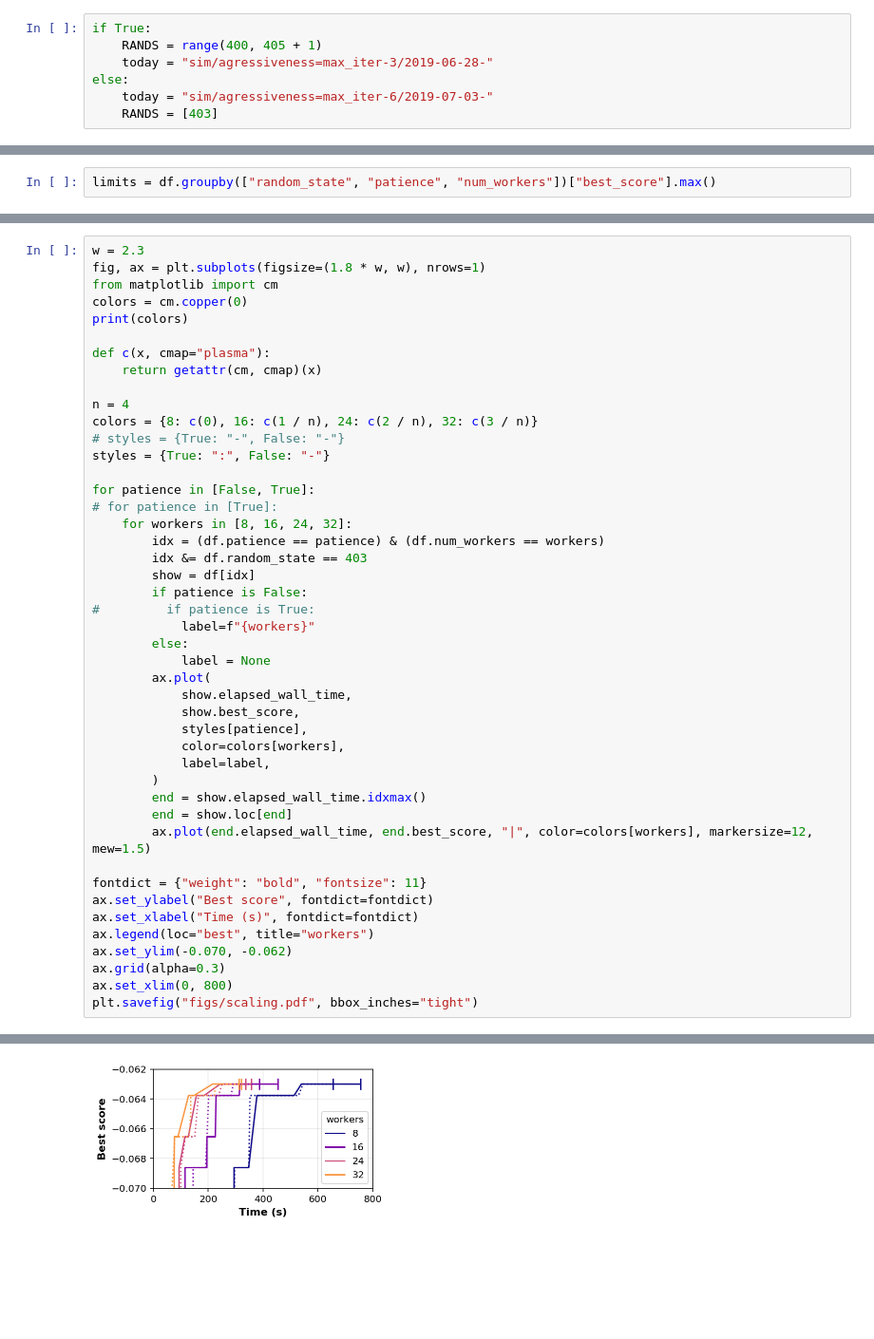
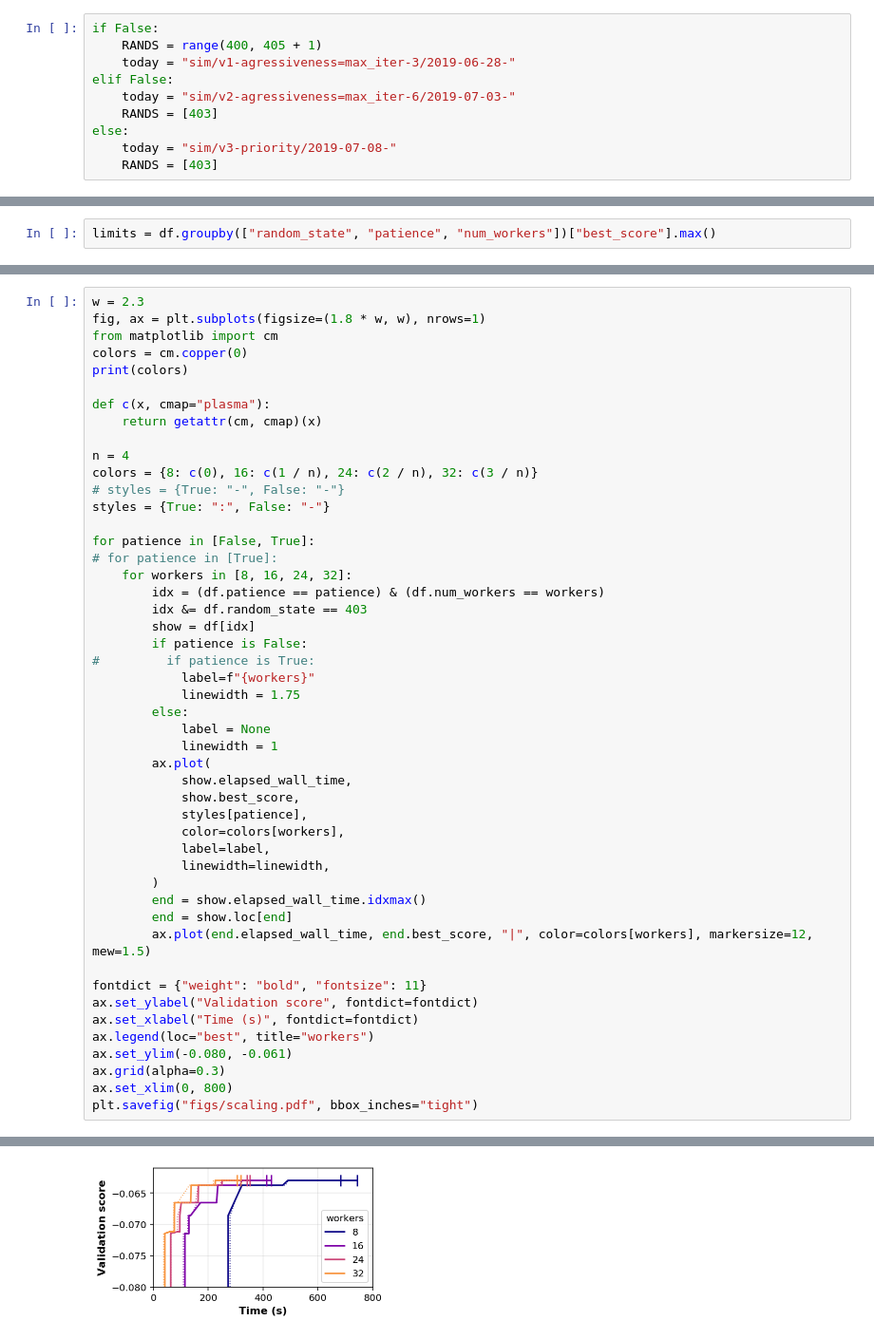
Before and after one commit to stsievert/dask-hyperband-comparison, a Jupyter notebook: image-denoising/Simulate-Viz.ipynb, the cells around one changed output, grey strips where cells are left out. Shown at 95% size. Cells and saved outputs as stored; diff of their text form; blank space fills up the shorter version.

```diff
--- a/image-denoising/Simulate-Viz.ipynb
+++ b/image-denoising/Simulate-Viz.ipynb
@@ -56,11 +56,14 @@ def shape_history(history, **kwargs):
                  **kwargs}]
     return out
 # %%
-if True:
+if False:
     RANDS = range(400, 405 + 1)
-    today = "sim/agressiveness=max_iter-3/2019-06-28-"
+    today = "sim/v1-agressiveness=max_iter-3/2019-06-28-"
+elif False:
+    today = "sim/v2-agressiveness=max_iter-6/2019-07-03-"
+    RANDS = [403]
 else:
-    today = "sim/agressiveness=max_iter-6/2019-07-03-"
+    today = "sim/v3-priority/2019-07-08-"
     RANDS = [403]
 # %%
 def fname(workers, random_state, patience):
@@ -201,33 +197,36 @@ styles = {True: ":", False: "-"}
 for patience in [False, True]:
 # for patience in [True]:
     for workers in [8, 16, 24, 32]:
         idx = (df.patience == patience) & (df.num_workers == workers)
         idx &= df.random_state == 403
         show = df[idx]
         if patience is False:
 #         if patience is True:
             label=f"{workers}"
+            linewidth = 1.75
         else:
             label = None
+            linewidth = 1
         ax.plot(
             show.elapsed_wall_time,
             show.best_score,
             styles[patience],
             color=colors[workers],
             label=label,
+            linewidth=linewidth,
         )
         end = show.elapsed_wall_time.idxmax()
         end = show.loc[end]
         ax.plot(end.elapsed_wall_time, end.best_score, "|", color=colors[workers], markersize=12, mew=1.5)
 
 fontdict = {"weight": "bold", "fontsize": 11}
-ax.set_ylabel("Best score", fontdict=fontdict)
+ax.set_ylabel("Validation score", fontdict=fontdict)
 ax.set_xlabel("Time (s)", fontdict=fontdict)
 ax.legend(loc="best", title="workers")
-ax.set_ylim(-0.070, -0.062)
+ax.set_ylim(-0.080, -0.061)
 ax.grid(alpha=0.3)
 ax.set_xlim(0, 800)
 plt.savefig("figs/scaling.pdf", bbox_inches="tight")
 # %% [output]
 (0.0, 0.0, 0.0, 1.0)
-[figure, old version]
+[figure, new version]
```
Also changed, not shown: parts of 7 cells of this notebook, 4 other files.
